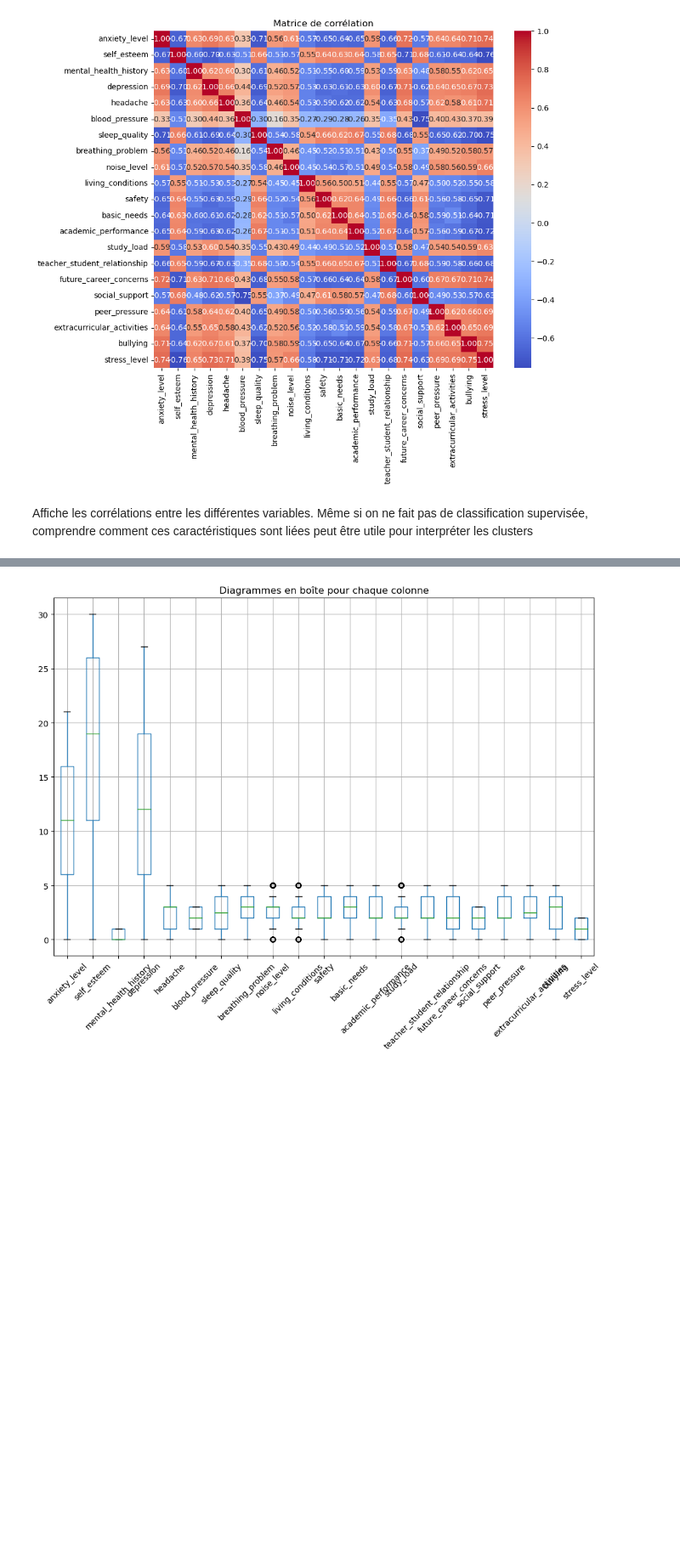
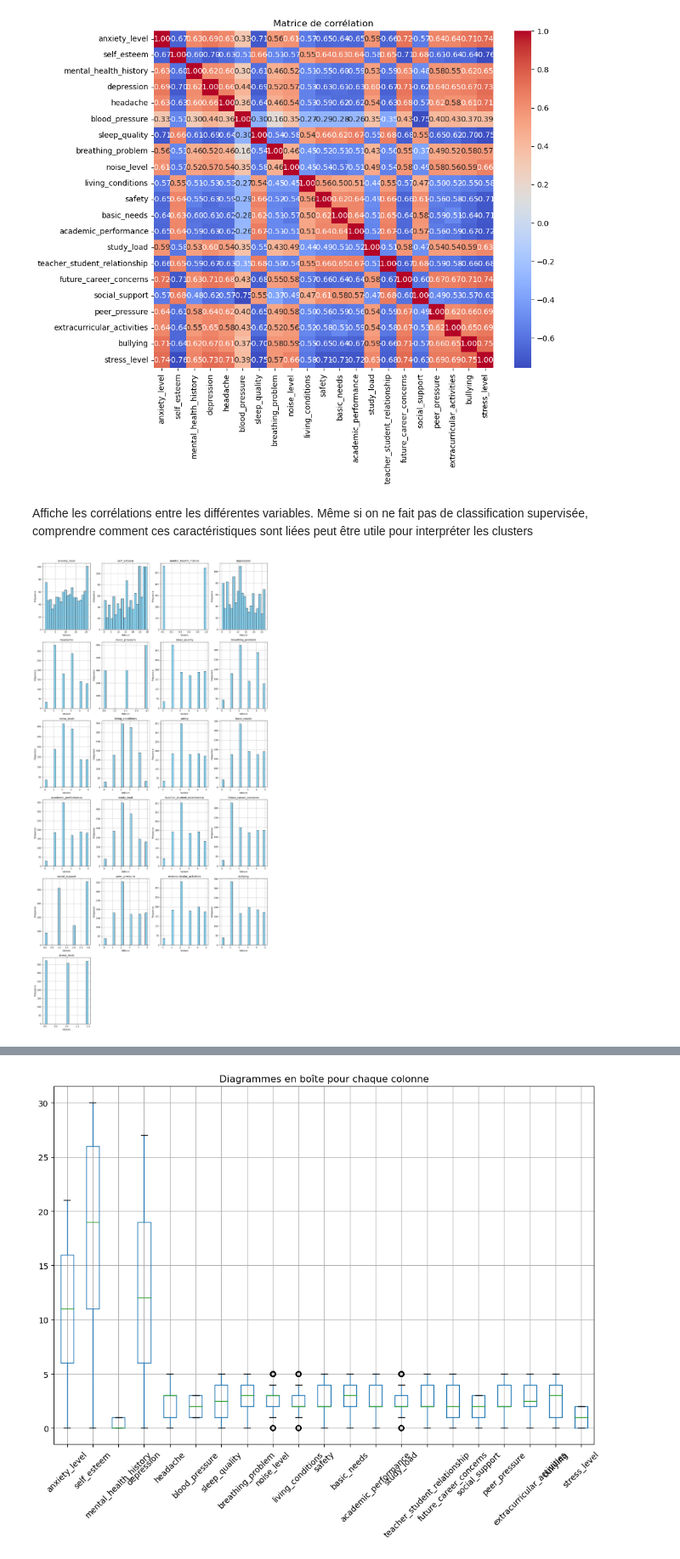
Before and after one commit to IkramBlsl/Data-Mining---Clustering-, a Jupyter notebook: Data_mining_clustering.ipynb, the cells around one changed output, grey strips where cells are left out. Shown at 85% size. Cells and saved outputs as stored; diff of their text form; code cells hidden in the pictures; blank space fills up the shorter version.

```diff
--- a/Data_mining_clustering.ipynb
+++ b/Data_mining_clustering.ipynb
@@ -53,5 +56,33 @@ plt.title("Matrice de corrélation")
 plt.show()
 # %% [output]
 [figure]
-# %% [markdown]
-Affiche les corrélations entre les différentes variables. Même si on ne fait pas de classification supervisée, comprendre comment ces caractéristiques sont liées peut être utile pour interpréter les clusters
+# %% [markdown]
+Affiche les corrélations entre les différentes variables. Même si on ne fait pas de classification supervisée, comprendre comment ces caractéristiques sont liées peut être utile pour interpréter les clusters
+# %%
+# Calculer le nombre de lignes et de colonnes nécessaires
+num_cols = len(data.columns)
+num_rows = math.ceil(num_cols / 4)
+
+# Définir la taille de la figure
+plt.figure(figsize=(15, 5 * num_rows))
+
+# Parcourir chaque colonne du DataFrame
+for i, col in enumerate(data.columns):
+    # Créer un sous-plot pour chaque colonne
+    plt.subplot(num_rows, 4, i + 1)
+
+    # Créer un histogramme pour la colonne actuelle
+    data[col].hist(bins=20, color='skyblue', edgecolor='black')
+
+    # Ajouter des étiquettes et un titre
+    plt.title(col)
+    plt.xlabel("Valeurs")
+    plt.ylabel("Fréquence")
+
+# Ajuster l'espacement entre les sous-graphiques
+plt.tight_layout()
+
+# Afficher la figure
+plt.show()
+# %% [output]
+[figure, added]
```
Also changed, not shown: parts of 23 cells of this notebook.
